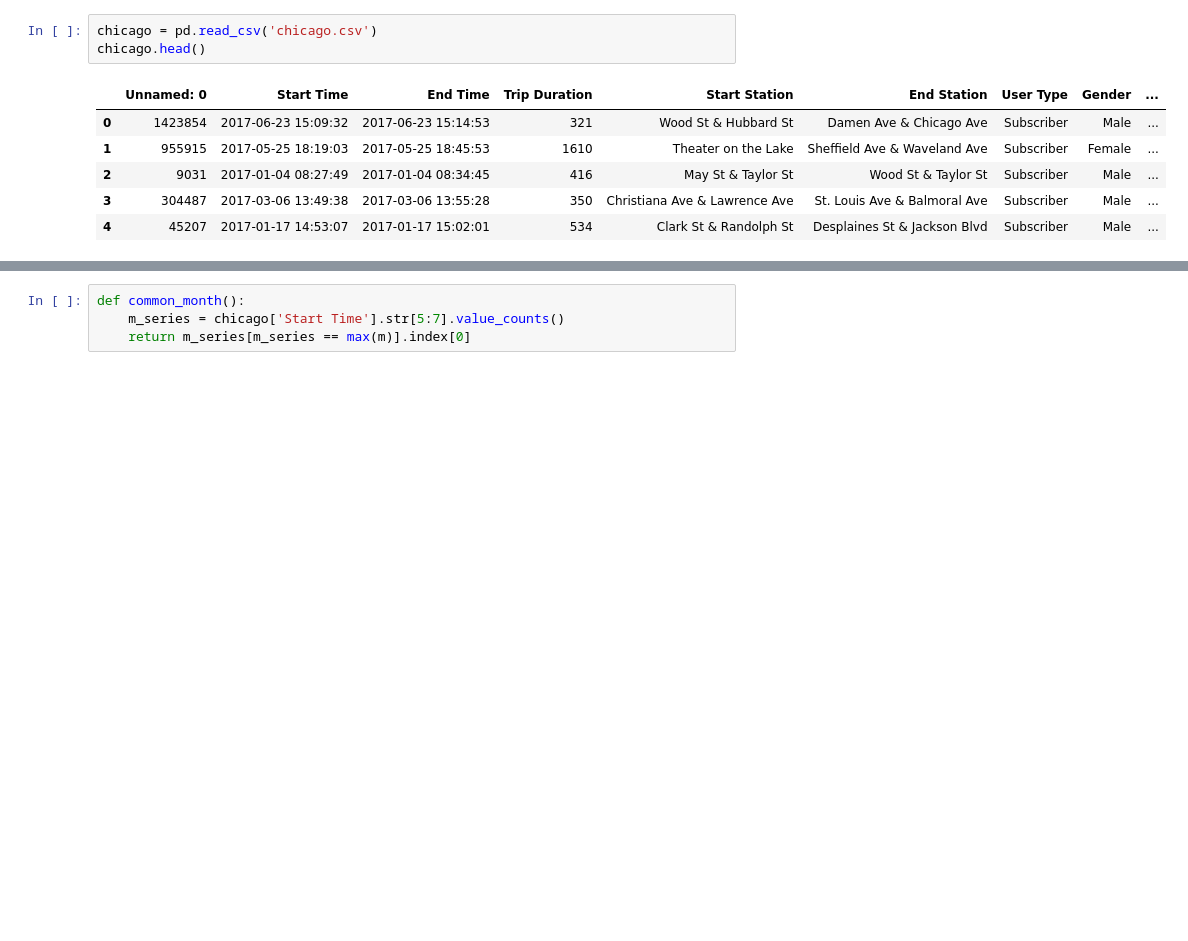
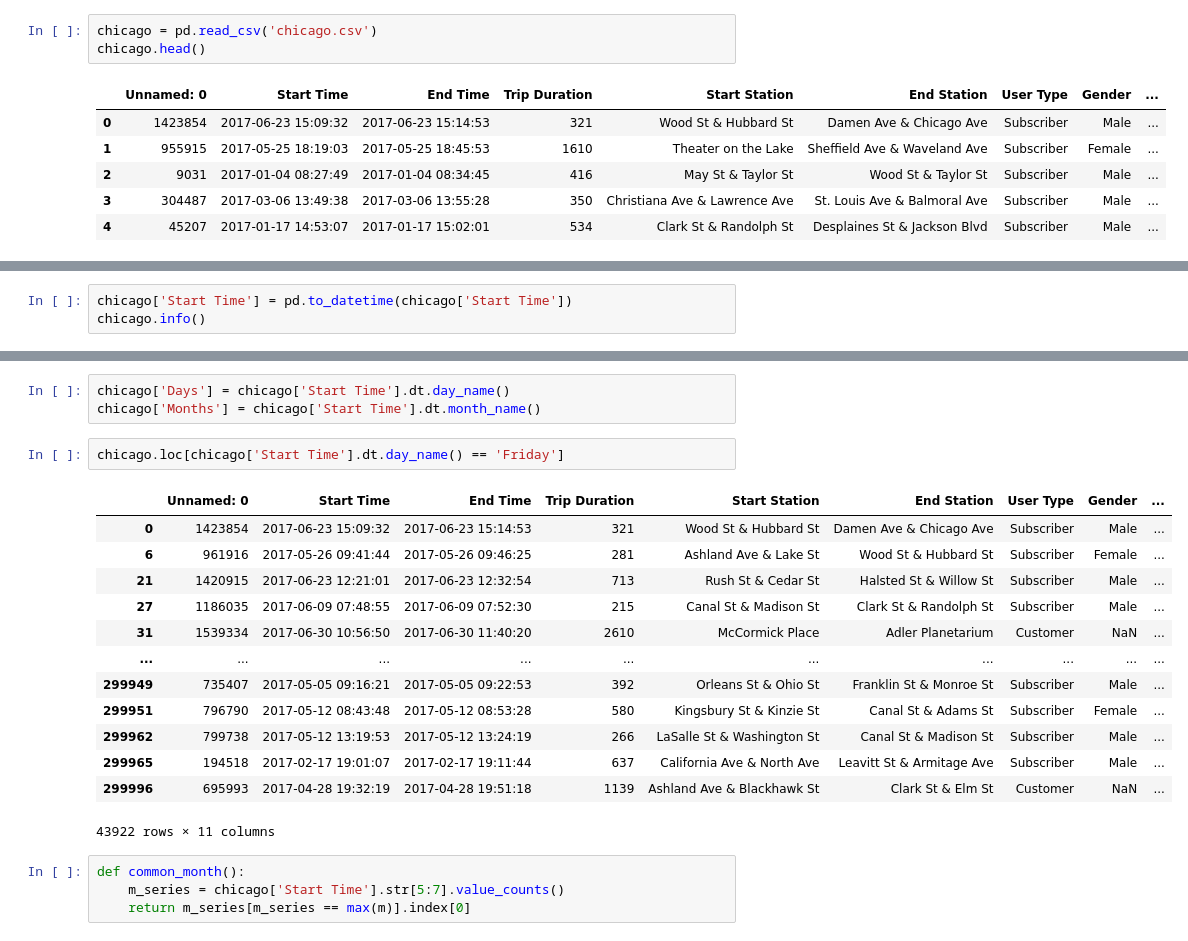
Before and after one commit to Sodiq-123/Analyzing_US_Bikeshare_Data-, a Jupyter notebook: Untitled.ipynb, the cells around one changed output, grey strips where cells are left out. Drawn from its saved outputs; the diff is of its cells as text; blank space fills up the shorter version.

```diff
--- a/Untitled.ipynb
+++ b/Untitled.ipynb
@@ -23,0 +14,3 @@ len(chicago.loc[chicago['User Type'] == 'Customer'])
+# %%
+chicago['Start Time'] = pd.to_datetime(chicago['Start Time'])
+chicago.info()
@@ -24,3 +34,22 @@ len(chicago.loc[chicago['User Type'] == 'Customer'])
+# %%
+chicago['Days'] = chicago['Start Time'].dt.day_name()
+chicago['Months'] = chicago['Start Time'].dt.month_name()
+# %%
+chicago.loc[chicago['Start Time'].dt.day_name() == 'Friday']
+# %% [output]
+|  | Unnamed: 0 | Start Time | End Time | Trip Duration | Start Station | End Station | User Type | Gender | ... |
+| 0 | 1423854 | 2017-06-23 15:09:32 | 2017-06-23 15:14:53 | 321 | Wood St & Hubbard St | Damen Ave & Chicago Ave | Subscriber | Male | ... |
+| 6 | 961916 | 2017-05-26 09:41:44 | 2017-05-26 09:46:25 | 281 | Ashland Ave & Lake St | Wood St & Hubbard St | Subscriber | Female | ... |
+| 21 | 1420915 | 2017-06-23 12:21:01 | 2017-06-23 12:32:54 | 713 | Rush St & Cedar St | Halsted St & Willow St | Subscriber | Male | ... |
+| 27 | 1186035 | 2017-06-09 07:48:55 | 2017-06-09 07:52:30 | 215 | Canal St & Madison St | Clark St & Randolph St | Subscriber | Male | ... |
+| 31 | 1539334 | 2017-06-30 10:56:50 | 2017-06-30 11:40:20 | 2610 | McCormick Place | Adler Planetarium | Customer | NaN | ... |
+| ... | ... | ... | ... | ... | ... | ... | ... | ... | ... |
+| 299949 | 735407 | 2017-05-05 09:16:21 | 2017-05-05 09:22:53 | 392 | Orleans St & Ohio St | Franklin St & Monroe St | Subscriber | Male | ... |
+| 299951 | 796790 | 2017-05-12 08:43:48 | 2017-05-12 08:53:28 | 580 | Kingsbury St & Kinzie St | Canal St & Adams St | Subscriber | Female | ... |
+| 299962 | 799738 | 2017-05-12 13:19:53 | 2017-05-12 13:24:19 | 266 | LaSalle St & Washington St | Canal St & Madison St | Subscriber | Male | ... |
+| 299965 | 194518 | 2017-02-17 19:01:07 | 2017-02-17 19:11:44 | 637 | California Ave & North Ave | Leavitt St & Armitage Ave | Subscriber | Male | ... |
+| 299996 | 695993 | 2017-04-28 19:32:19 | 2017-04-28 19:51:18 | 1139 | Ashland Ave & Blackhawk St | Clark St & Elm St | Customer | NaN | ... |
+43922 rows × 11 columns
 # %%
 def common_month():
     m_series = chicago['Start Time'].str[5:7].value_counts()
```
Also changed, not shown: parts of 3 cells of this notebook, 3 other files.
